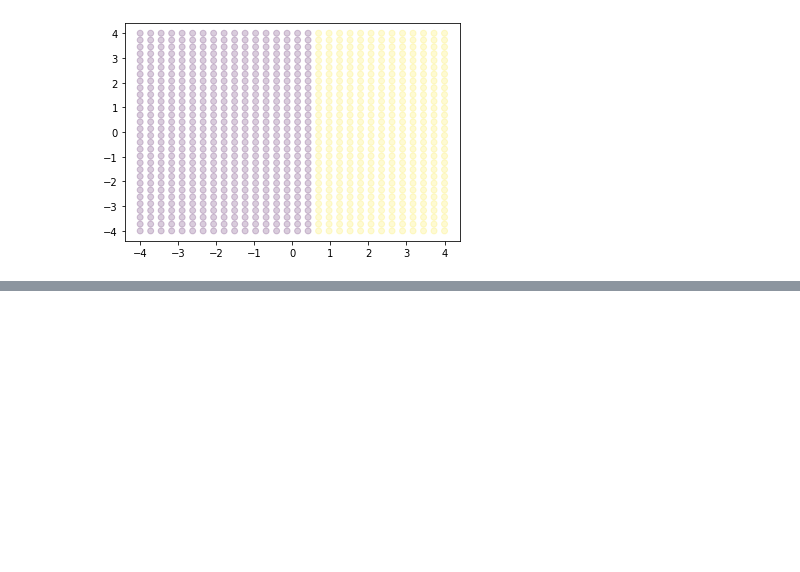
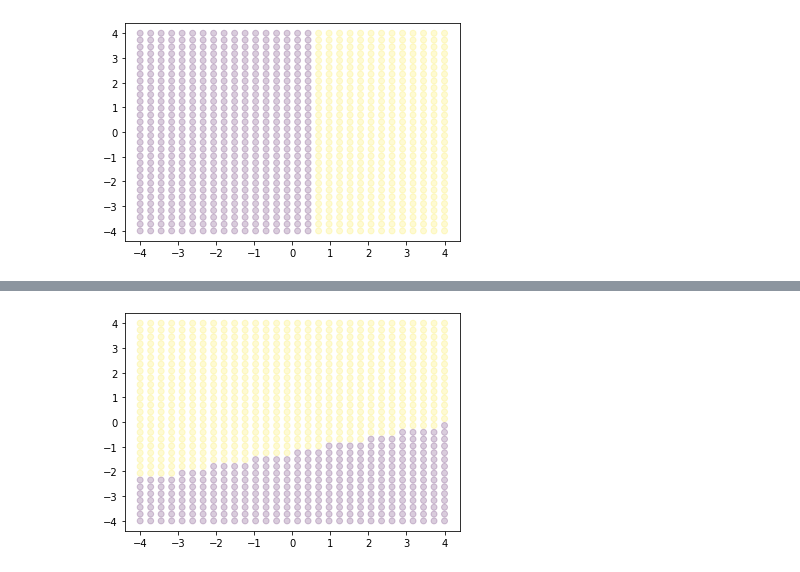
Before and after one commit to simonblaue/Master, a Jupyter notebook: Machine Learning/Practical 3/3_[NAME1]_[NAME2]_[NAME3].ipynb, the cells around one changed output, grey strips where cells are left out. Saved outputs shown, nothing was run; the diff lists cells and outputs as text; code cells hidden in the pictures; blank space fills up the shorter version.

```diff
--- a/Machine Learning/Practical 3/3_[NAME1]_[NAME2]_[NAME3].ipynb
+++ b/Machine Learning/Practical 3/3_[NAME1]_[NAME2]_[NAME3].ipynb
@@ -306,0 +315,7 @@ plot_decision_boundary(predict_fn)
+# %%
+def predict_fn_linear(x):
+    x = (np.array(x).reshape(1,2))
+    return predict(x, X_train, a_lin, linear_kernel) < c_lin
+plot_decision_boundary(predict_fn_linear)
+# %% [output]
+[figure, added]
```
Also changed, not shown: parts of 4 cells of this notebook.
